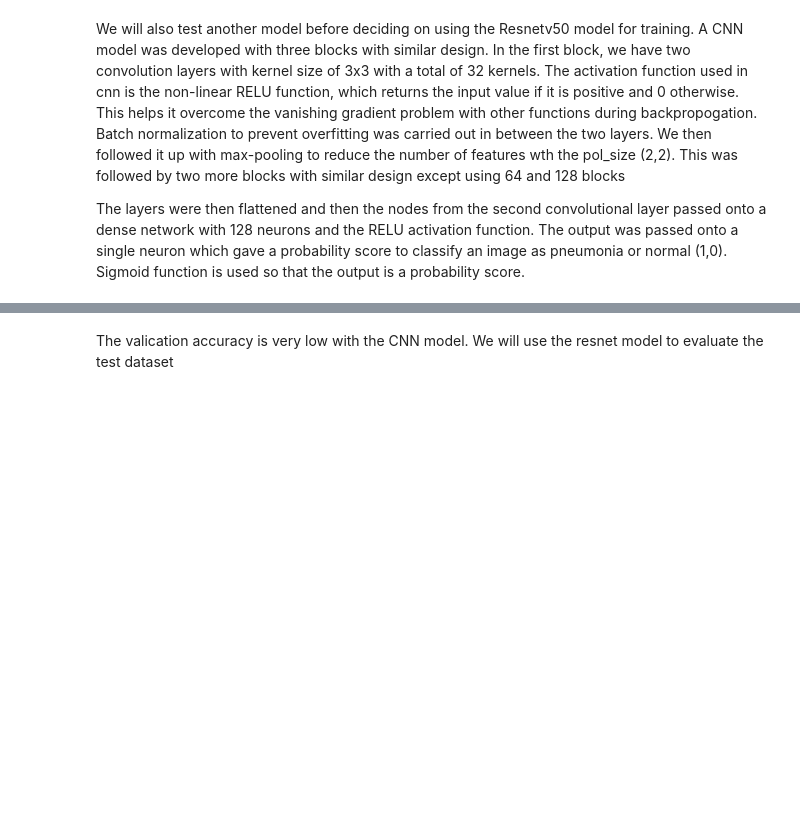
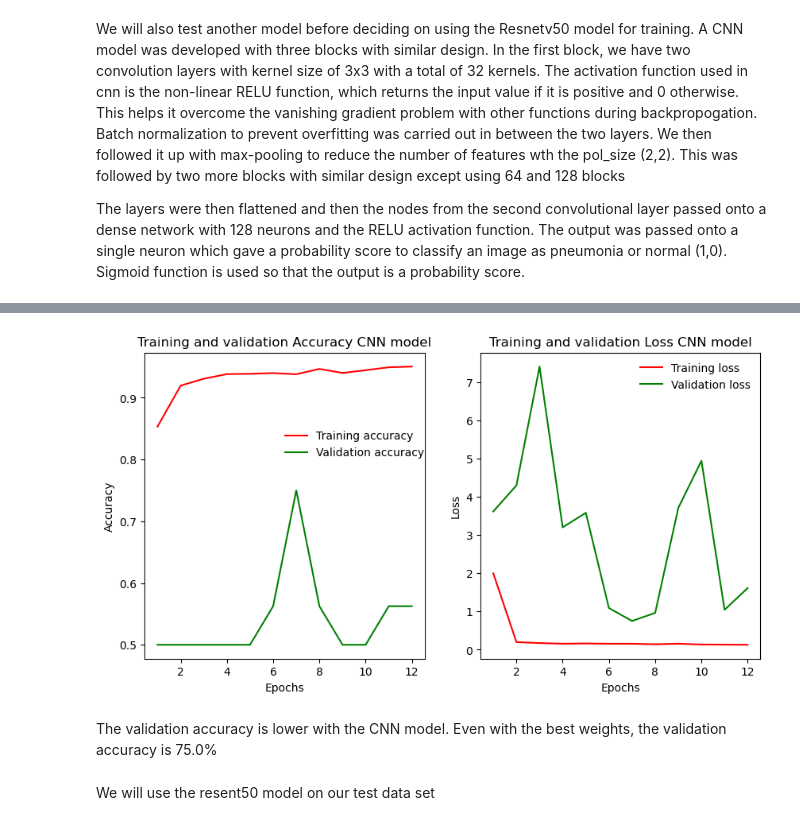
Before and after one commit to mt98/Datascience, a Jupyter notebook: Capstone_three/Pre-processing_modeling.ipynb, the cells around one changed output, grey strips where cells are left out. Saved outputs shown, nothing was run; the diff lists cells and outputs as text; code cells hidden in the pictures; blank space fills up the shorter version.

```diff
--- a/Capstone_three/Pre-processing_modeling.ipynb
+++ b/Capstone_three/Pre-processing_modeling.ipynb
@@ -174,5 +198,6 @@ model1.compile(loss='binary_crossentropy',
               optimizer='adam',
               metrics=['accuracy'])
 # %%
-model1.fit(train,validation_data=val, epochs=10,class_weight=class_weight_dict)
+history1=model1.fit(train,validation_data=val, epochs=20,class_weight=class_weight_dict,
+    callbacks=[early_stopping])
 # %% [output]
@@ -201,5 +221,28 @@ Epoch 10/10
-# %% [markdown]
-The valication accuracy is very low with the CNN model. We will use the resnet model to evaluate the test dataset
+# %%
+fig,axs=plt.subplots(1,2,figsize=(10,5))
+
+axs[0].plot(list(range(1,13)),history1.history["accuracy"],"r",label="Training accuracy")
+axs[0].plot(list(range(1,13)),history1.history["val_accuracy"],"g",label="Validation accuracy")
+axs[0].set_xlabel("Epochs")
+axs[0].set_ylabel("Accuracy")
+axs[0].set_title("Training and validation Accuracy CNN model")
+leg=axs[0].legend(loc="center",bbox_to_anchor=(0.75, 0.7))
+leg.get_frame().set_alpha(0)
+axs[1].plot(list(range(1,13)),history1.history["loss"],"r",label="Training loss")
+axs[1].plot(list(range(1,13)),history1.history["val_loss"],"g",label="Validation loss")
+axs[1].set_xlabel("Epochs")
+axs[1].set_ylabel("Loss")
+axs[1].set_title("Training and validation Loss CNN model")
+leg1=axs[1].legend(loc="best")
+leg1.get_frame().set_alpha(0)
+plt.savefig('/Users/mks9338/Documents/Course/Capstone_three/training_validation_loss_CNN.png')
+plt.show()
+# %% [output]
+[figure, added]
+# %% [markdown]
+The validation accuracy is lower with the CNN model. Even with the best weights, the validation accuracy is 75.0%
+# %% [markdown]
+We will use the resent50 model on our test data set
 # %%
 Test_loss, Test_accuracy = model.evaluate(test)
 print(f'Test Loss: {Test_loss}')
```
Also changed, not shown: parts of 8 cells of this notebook, 3 other files.
